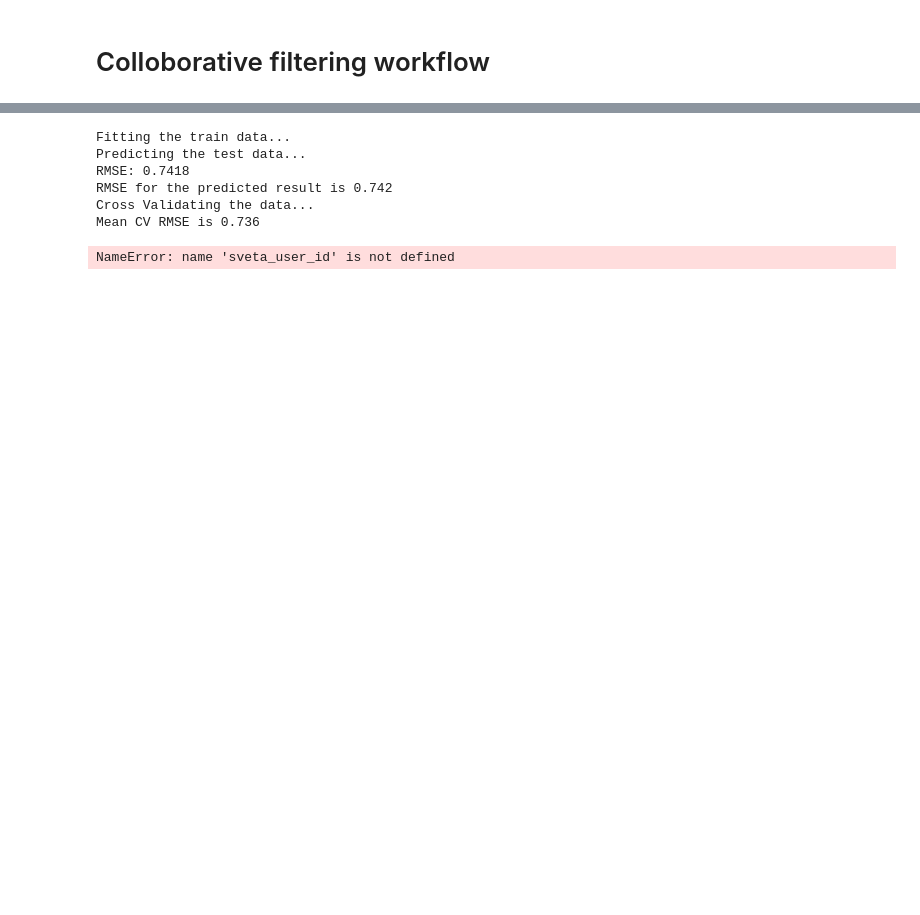
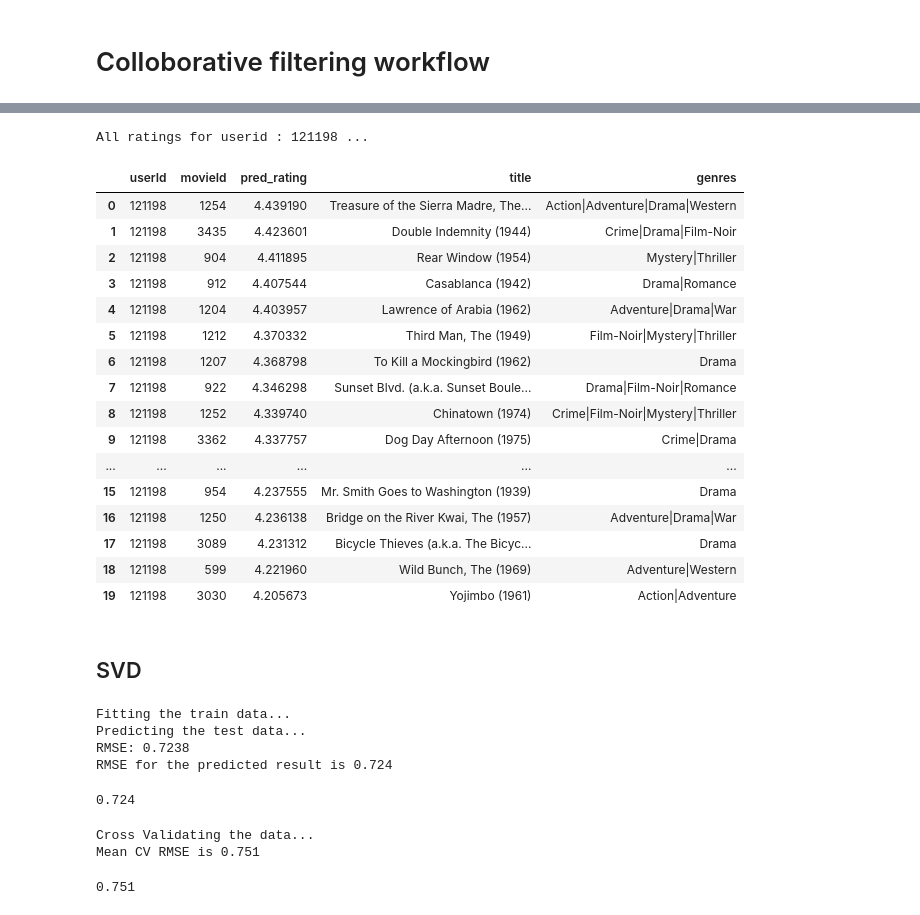
Before and after one commit to HamidSadEsf/movie_recommendation_ProjectCDS, a Jupyter notebook: main.ipynb, the cells around one changed output, grey strips where cells are left out. Cells and saved outputs as stored; diff of their text form; code cells hidden in the pictures; blank space fills up the shorter version.

```diff
--- a/main.ipynb
+++ b/main.ipynb
@@ -111,12 +175,10 @@ sim_options = {'name': 'cosine',
                'min_support': 5,
                'user_based': False}
 
-knn_with_means = KNNWithMeans(k=25,sim_options=sim_options)
+knn_with_means = KNNWithMeans(k=24,sim_options=sim_options)
 # %%
-knn_with_means_model = cf_model(knn_with_means, trainset, testset, data)
+knn_with_means_model = cf_model(knn_with_means, trainset, testset, data, 20)
 knn_with_means_model.fit_and_predict()
-knn_with_means_model.cross_validate()
-knn_with_means_model.recommend(sveta_user_id, 20).merge(movie_df, on='movieId', how='left')
 # %% [output]
 Fitting the train data...
 Computing the cosine similarity matrix...
@@ -147,14 +212,40 @@ Recommending top 20 products for userid : 110597 ...
+# %%
+knn_with_means_model.recommend_all(hamid_user_id).merge(movie_df, on='movieId', how='left').head(20)
+# %% [output]
+All ratings for userid : 121198 ...
+|  | userId | movieId | pred_rating | title | genres |
+| 0 | 121198 | 1254 | 4.439190 | Treasure of the Sierra Madre, The... | Action|Adventure|Drama|Western |
+| 1 | 121198 | 3435 | 4.423601 | Double Indemnity (1944) | Crime|Drama|Film-Noir |
+| 2 | 121198 | 904 | 4.411895 | Rear Window (1954) | Mystery|Thriller |
+| 3 | 121198 | 912 | 4.407544 | Casablanca (1942) | Drama|Romance |
+| 4 | 121198 | 1204 | 4.403957 | Lawrence of Arabia (1962) | Adventure|Drama|War |
+| 5 | 121198 | 1212 | 4.370332 | Third Man, The (1949) | Film-Noir|Mystery|Thriller |
+| 6 | 121198 | 1207 | 4.368798 | To Kill a Mockingbird (1962) | Drama |
+| 7 | 121198 | 922 | 4.346298 | Sunset Blvd. (a.k.a. Sunset Boule... | Drama|Film-Noir|Romance |
+| 8 | 121198 | 1252 | 4.339740 | Chinatown (1974) | Crime|Film-Noir|Mystery|Thriller |
+| 9 | 121198 | 3362 | 4.337757 | Dog Day Afternoon (1975) | Crime|Drama |
+| ... | ... | ... | ... | ... | ... |
+| 15 | 121198 | 954 | 4.237555 | Mr. Smith Goes to Washington (1939) | Drama |
+| 16 | 121198 | 1250 | 4.236138 | Bridge on the River Kwai, The (1957) | Adventure|Drama|War |
+| 17 | 121198 | 3089 | 4.231312 | Bicycle Thieves (a.k.a. The Bicyc... | Drama |
+| 18 | 121198 | 599 | 4.221960 | Wild Bunch, The (1969) | Adventure|Western |
+| 19 | 121198 | 3030 | 4.205673 | Yojimbo (1961) | Action|Adventure |
+# %% [markdown]
+## SVD
 # %%
+# Retrain the model
 svd = SVD()
-svd_model = cf_model(svd, trainset, testset, data)
+svd_model = cf_model(svd, trainset, testset, data, 20)
 svd_model.fit_and_predict()
-svd_model.cross_validate()
-svd_model.recommend(sveta_user_id, 20).merge(movie_df, on='movieId', how='left')
 # %% [output]
 Fitting the train data...
 Predicting the test data...
-RMSE: 0.7418
-RMSE for the predicted result is 0.742
-Cross Validating the data...
-Mean CV RMSE is 0.736
+RMSE: 0.7238
+RMSE for the predicted result is 0.724
-NameError: name 'sveta_user_id' is not defined
+0.724
+# %%
+svd_model.cross_validate()
+# %% [output]
+Cross Validating the data...
+Mean CV RMSE is 0.751
+0.751
```
Also changed, not shown: parts of 45 cells of this notebook, 12 other files.
